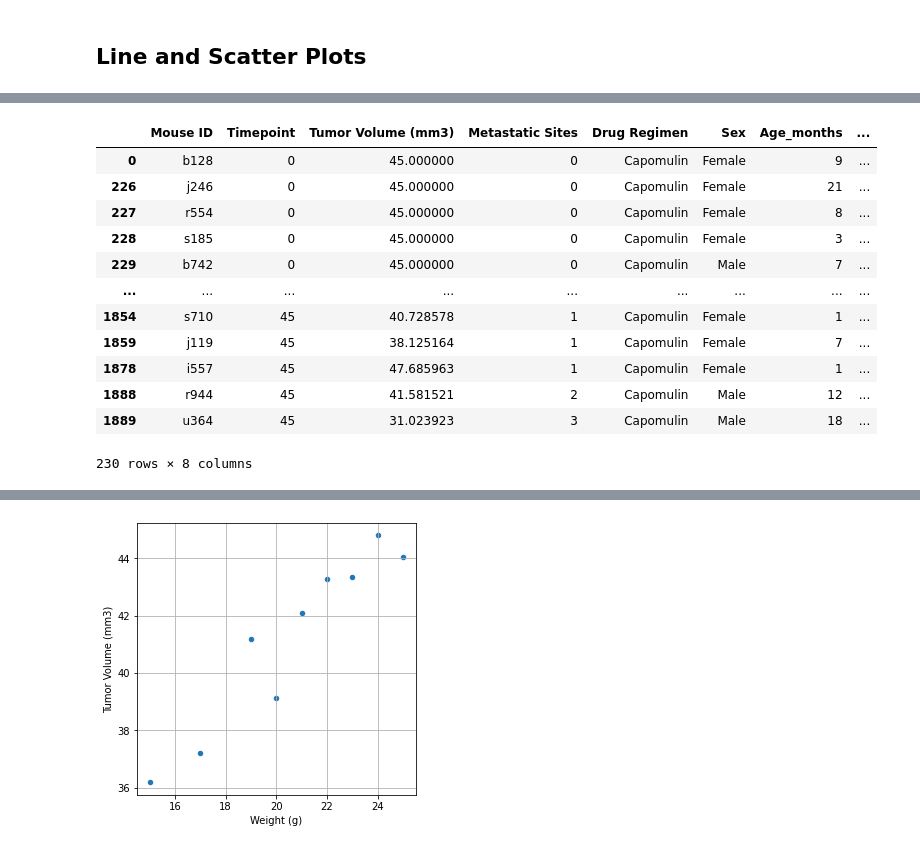
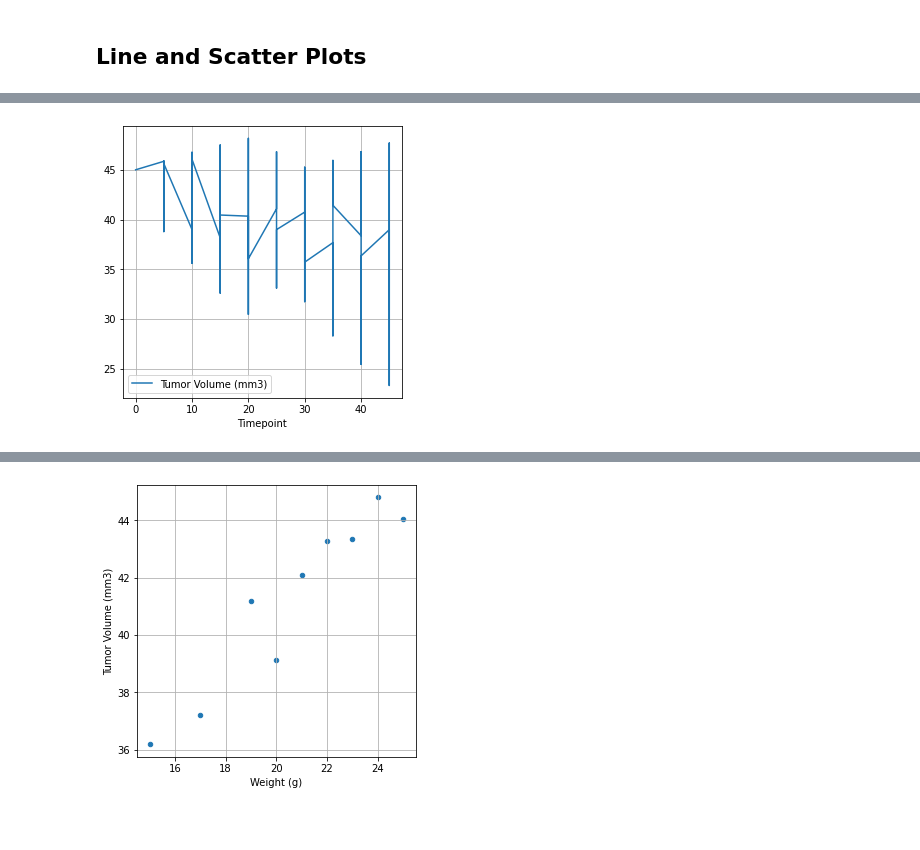
Before and after one commit to TempestCampbell/Matplotlib, a Jupyter notebook: Pymaceuticals/pymaceuticals_starter.ipynb, the cells around one changed output, grey strips where cells are left out. Drawn from its saved outputs; the diff is of its cells as text; code cells hidden in the pictures; blank space fills up the shorter version.

```diff
--- a/Pymaceuticals/pymaceuticals_starter.ipynb
+++ b/Pymaceuticals/pymaceuticals_starter.ipynb
@@ -235,17 +235,27 @@ sex_mice_count.plot(kind="pie", autopct='%1.1f%%', figsize=(5,5))
 # Capomulin, Ramicane, Infubinol, and Ceftamin
 
 # Start by getting the last (greatest) timepoint for each mouse
-df_3 = study_data_complete_dd_2.set_index('Timepoint')
-df_3
+# df_3 = study_data_complete_dd_2.set_index('Timepoint')
+# df_3
 
-df_4=df_3.sort_index(ascending=False)
-df_4
+# df_4=df_3.sort_index(ascending=False)
+# df_4
 
-# df_c = df_4.loc[lambda df_4: df_4["Drug Regimen"]=='Capomulin']
-df_r = df_4.loc[df_4["Drug Regimen"]=='Ramicane']
-df_r
-# df_i = df_4.loc[df_4["Drug Regimen"]=='Infubinol']
-# df_e = df_4.loc[df_4["Drug Regimen"]=='Ceftamin']
+# df_c = df_4.loc[df_4["Drug Regimen"]=='Capomulin']
+# df_c
+# # df_r = df_4.loc[df_4["Drug Regimen"]=='Ramicane']
+# # df_r
+# # df_i = df_4.loc[df_4["Drug Regimen"]=='Infubinol']
+# # df_i
+# # df_e = df_4.loc[df_4["Drug Regimen"]=='Ceftamin']
+# # df_e
 
+# # df_2d=df_4.loc[df_4["Drug Regimen"]=='Capomulin'], [df_4["Drug Regimen"]=='Ramicane']
+# # df_2d
 
-# Merge this group df with the original dataframe to get the tumor volume at the last timepoint
+# # Merge this group df with the original dataframe to get the tumor volume at the last timepoint
+
+# # drug_regimen_2= pd.merge(df_c, df_r, how="left", on="Mouse ID")
+# # drug_regimen_2
+
+# print('df_c', df_c)
@@ -292,19 +341,7 @@ AttributeError: 'list' object has no attribute 'map'
 # %%
 # Generate a line plot of tumor volume vs. time point for a mouse treated with Capomulin
-df_c_2 = study_data_complete_dd_2.loc[study_data_complete_dd_2["Drug Regimen"]=='Capomulin']
-
-df_c_2
+df_c_2.plot.line(x="Timepoint", y="Tumor Volume (mm3)", grid=True, figsize=(5,5))
+plt.ylabel="Tumor Volume (mm3)"
+plt.show()
 # %% [output]
-|  | Mouse ID | Timepoint | Tumor Volume (mm3) | Metastatic Sites | Drug Regimen | Sex | Age_months | ... |
-| 0 | b128 | 0 | 45.000000 | 0 | Capomulin | Female | 9 | ... |
-| 226 | j246 | 0 | 45.000000 | 0 | Capomulin | Female | 21 | ... |
-| 227 | r554 | 0 | 45.000000 | 0 | Capomulin | Female | 8 | ... |
-| 228 | s185 | 0 | 45.000000 | 0 | Capomulin | Female | 3 | ... |
-| 229 | b742 | 0 | 45.000000 | 0 | Capomulin | Male | 7 | ... |
-| ... | ... | ... | ... | ... | ... | ... | ... | ... |
-| 1854 | s710 | 45 | 40.728578 | 1 | Capomulin | Female | 1 | ... |
-| 1859 | j119 | 45 | 38.125164 | 1 | Capomulin | Female | 7 | ... |
-| 1878 | i557 | 45 | 47.685963 | 1 | Capomulin | Female | 1 | ... |
-| 1888 | r944 | 45 | 41.581521 | 2 | Capomulin | Male | 12 | ... |
-| 1889 | u364 | 45 | 31.023923 | 3 | Capomulin | Male | 18 | ... |
-230 rows × 8 columns
+[figure, added]
```
Also changed, not shown: parts of 6 cells of this notebook.
